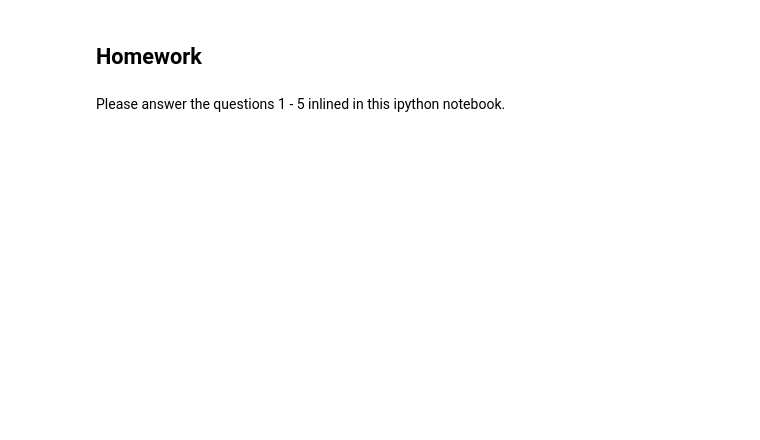
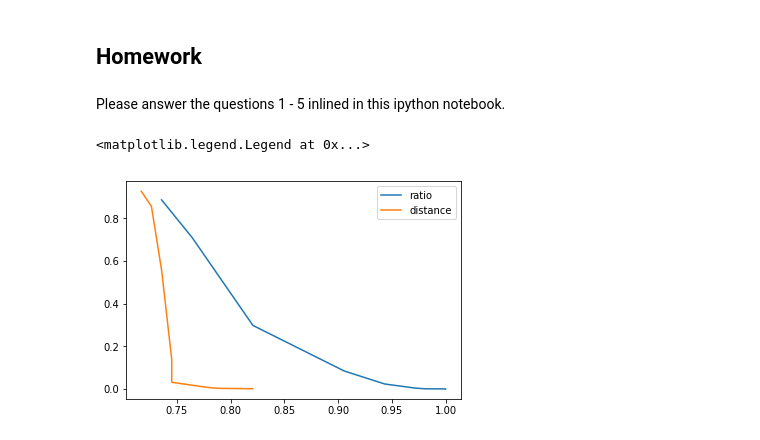
Before and after one commit to alexpython1988/cap5771, a Jupyter notebook: labs/lab3.ipynb, the cells around one changed output. Cells and saved outputs as stored; diff of their text form; code cells hidden in the pictures; blank space fills up the shorter version.

```diff
--- a/labs/lab3.ipynb
+++ b/labs/lab3.ipynb
@@ -214,3 +381,10 @@ The python Levenshtein library provides another metric of string similarity call
 ## Homework
 # %% [markdown]
 Please answer the questions 1 - 5 inlined in this ipython notebook.
+# %%
+pylab.plot(r1, p1, label='ratio')
+pylab.plot(r, p, label='distance')
+pylab.legend(loc='best')
+# %% [output]
+<matplotlib.legend.Legend at 0x...>
+[figure, added]
```
Also changed, not shown: parts of 22 cells of this notebook, 5 other files.
